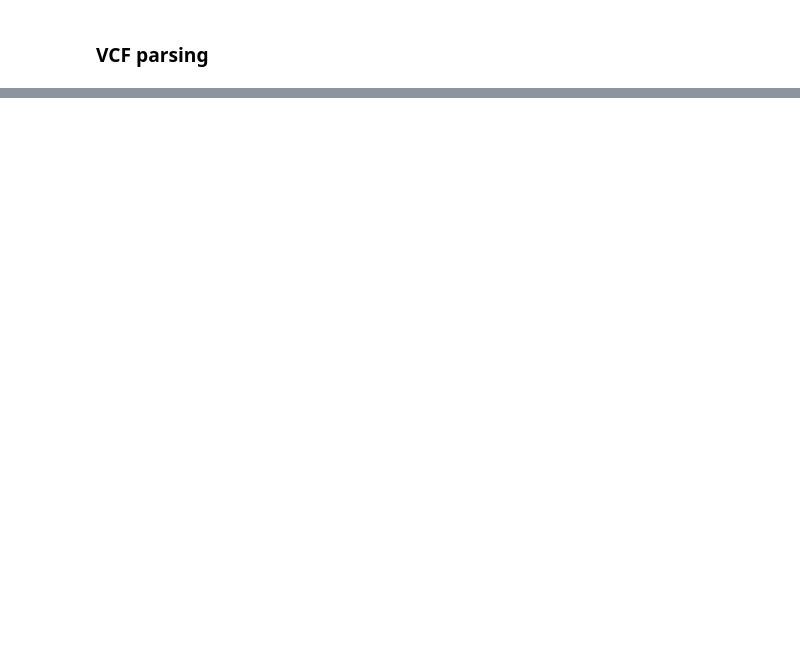
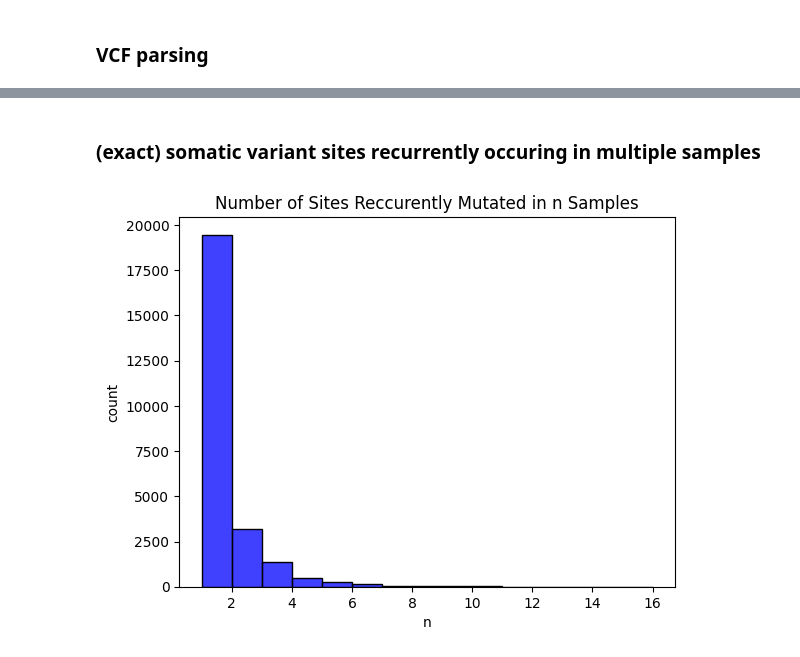
Before and after one commit to Chih-Hao-Wu/variant-calling-rnaseq, a Jupyter notebook: .interactive/vcf_lookat.ipynb, the cells around one changed output, grey strips where cells are left out. Cells and saved outputs as stored; diff of their text form; code cells hidden in the pictures; blank space fills up the shorter version.

```diff
--- a/.interactive/vcf_lookat.ipynb
+++ b/.interactive/vcf_lookat.ipynb
@@ -175,5 +173,0 @@ test.get_cohort_calls()
-# %%
-genes_each = []
-for i in range(len(test.cohort_calls)):
-    unique_in_sample = test.cohort_calls[i].readable_calls.Gencode_34_hugoSymbol.unique().tolist()
-    genes_each.append(unique_in_sample)
@@ -242,0 +174,25 @@ sns.stripplot(merged)
+# %%
+path = "/users/wuchh/downloads/updated-calls"
+peac_cohort = Cohort(name="PEAC", directory="/users/wuchh/downloads/updated-calls")
+peac_cohort.get_cohort_calls()
+# %% [markdown]
+### (exact) somatic variant sites recurrently occuring in multiple samples
+# %%
+def variant_recurrence(cohort: Cohort) -> pd.Series:
+
+    variants = []
+    num_samples = len(cohort.cohort_calls)
+
+    for i in range(num_samples):
+
+        calls = cohort.cohort_calls[i].readable_calls
+
+        unique_variant = calls[["#CHROM","Gencode_34_start","Gencode_34_end"]] \
+                                .astype(str) \
+                                .agg('_'.join, axis=1) \
+                                .unique()
+
+        variants.append(unique_variant)
+
+    variants = itertools.chain.from_iterable(variants)
+    return pd.Series(variants).value_counts()
@@ -242,0 +223,14 @@ sns.stripplot(merged)
+# %%
+# find recurrent site
+peac_reccurent_variants = variant_recurrence(peac_cohort)
+recurrent_sites = peac_reccurent_variants[peac_reccurent_variants >= 10].index.tolist() # recurrence number
+
+# get annotations from those sites
+recurrent_sites_annotated = get_variant(peac_cohort, recurrent_sites)
+# %%
+ax = sns.histplot(peac_reccurent_variants, color='b',binwidth=1)
+ax.set(xlabel='n', ylabel='count')
+ax.set_title('Number of Sites Reccurently Mutated in n Samples')
+plt.show()
+# %% [output]
+[figure, added]
```
Also changed, not shown: parts of 51 cells of this notebook.
